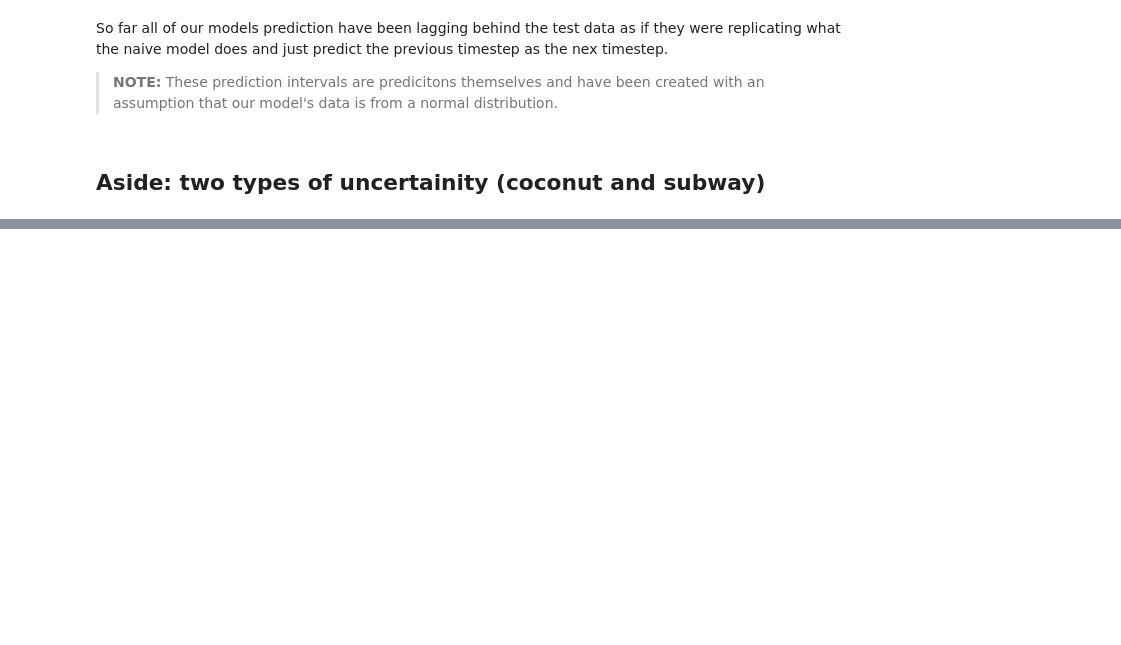
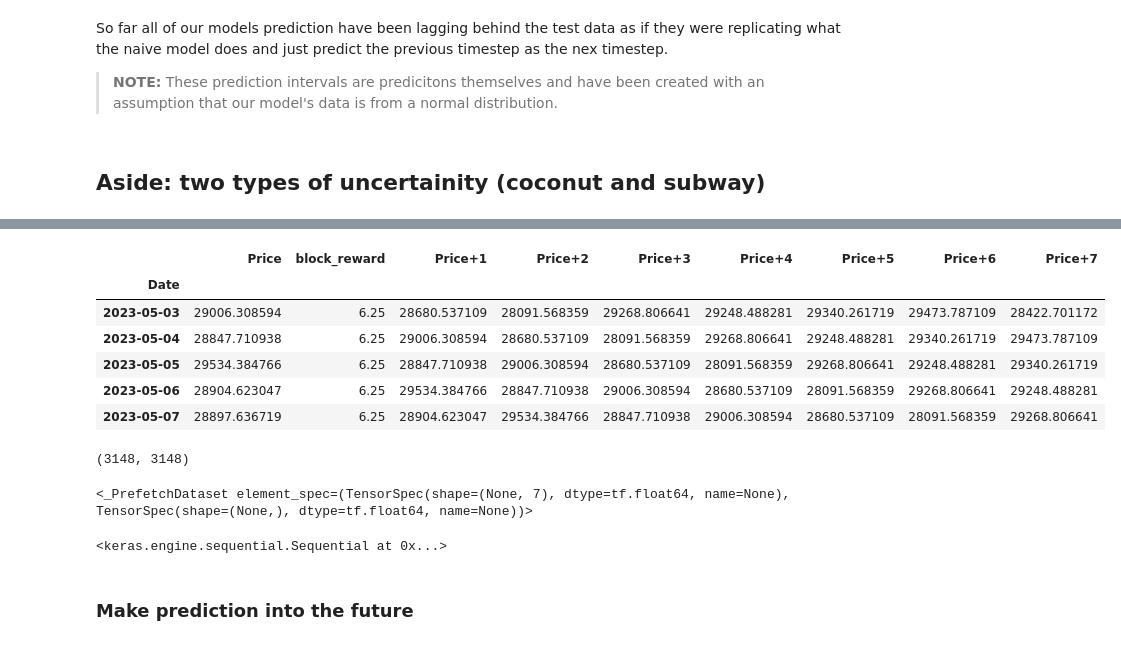
Before and after one commit to pawelkiszczak/tensorflow, a Jupyter notebook: colab_notebooks/10_time_series_forecasting_with_tensorflow.ipynb, the cells around one changed output, grey strips where cells are left out. Drawn from its saved outputs; the diff is of its cells as text; code cells hidden in the pictures; blank space fills up the shorter version.

```diff
--- a/colab_notebooks/10_time_series_forecasting_with_tensorflow.ipynb
+++ b/colab_notebooks/10_time_series_forecasting_with_tensorflow.ipynb
@@ -2256,0 +2287,60 @@ So far all of our models prediction have been lagging behind the test data as if
+# %%
+bitcoin_prices_windowed.tail()
+# %% [output]
+|  | Price | block_reward | Price+1 | Price+2 | Price+3 | Price+4 | Price+5 | Price+6 | Price+7 |
+| Date |  |  |  |  |  |  |  |  |  |
+| 2023-05-03 | 29006.308594 | 6.25 | 28680.537109 | 28091.568359 | 29268.806641 | 29248.488281 | 29340.261719 | 29473.787109 | 28422.701172 |
+| 2023-05-04 | 28847.710938 | 6.25 | 29006.308594 | 28680.537109 | 28091.568359 | 29268.806641 | 29248.488281 | 29340.261719 | 29473.787109 |
+| 2023-05-05 | 29534.384766 | 6.25 | 28847.710938 | 29006.308594 | 28680.537109 | 28091.568359 | 29268.806641 | 29248.488281 | 29340.261719 |
+| 2023-05-06 | 28904.623047 | 6.25 | 29534.384766 | 28847.710938 | 29006.308594 | 28680.537109 | 28091.568359 | 29268.806641 | 29248.488281 |
+| 2023-05-07 | 28897.636719 | 6.25 | 28904.623047 | 29534.384766 | 28847.710938 | 29006.308594 | 28680.537109 | 28091.568359 | 29268.806641 |
+# %%
+# Train model on entire data to make prediction for the next day
+X_all = bitcoin_prices_windowed.dropna().drop(['Price', 'block_reward'], axis=1).to_numpy()
+y_all = bitcoin_prices_windowed.dropna()['Price'].to_numpy()
+len(X_all), len(y_all)
+# %% [output]
+(3148, 3148)
+# %%
+# Turn data info efficient tensors with tf.data API
+features_dataset_all = tf.data.Dataset.from_tensor_slices(X_all)
+labels_dataset_all = tf.data.Dataset.from_tensor_slices(y_all)
+
+# Combine features and labels
+dataset_all = tf.data.Dataset.zip((features_dataset_all, labels_dataset_all))
+
+# Batch and prefetch
+BATCH_SIZE = 1024
+dataset_all = dataset_all.batch(BATCH_SIZE).prefetch(tf.data.AUTOTUNE)
+
+dataset_all
+# %% [output]
+<_PrefetchDataset element_spec=(TensorSpec(shape=(None, 7), dtype=tf.float64, name=None), TensorSpec(shape=(None,), dtype=tf.float64, name=None))>
+# %%
+tf.random.set_seed(42)
+
+# Create a model
+model_9 = tf.keras.Sequential([
+    layers.Dense(128, activation='relu'),
+    layers.Dense(128, activation='relu'),
+    layers.Dense(HORIZON)
+], name='model_9_future_model')
+
+# Compile
+model_9.compile(loss='mae',
+                optimizer='adam')
+
+# Fit on all of the data
+model_9.fit(dataset_all,
+            epochs=100,
+            verbose=0,
+            callbacks=[tf.keras.callbacks.ModelCheckpoint(filepath=os.path.join('model_experiments', model_9.name),
+                                                          monitor='loss',
+                                                          save_weights_only=True,
+                                                          verbose=0)])
+
+model_9
+# %% [output]
+<keras.engine.sequential.Sequential at 0x...>
+# %% [markdown]
+### Make prediction into the future
```
Also changed, not shown: parts of 55 cells of this notebook.
